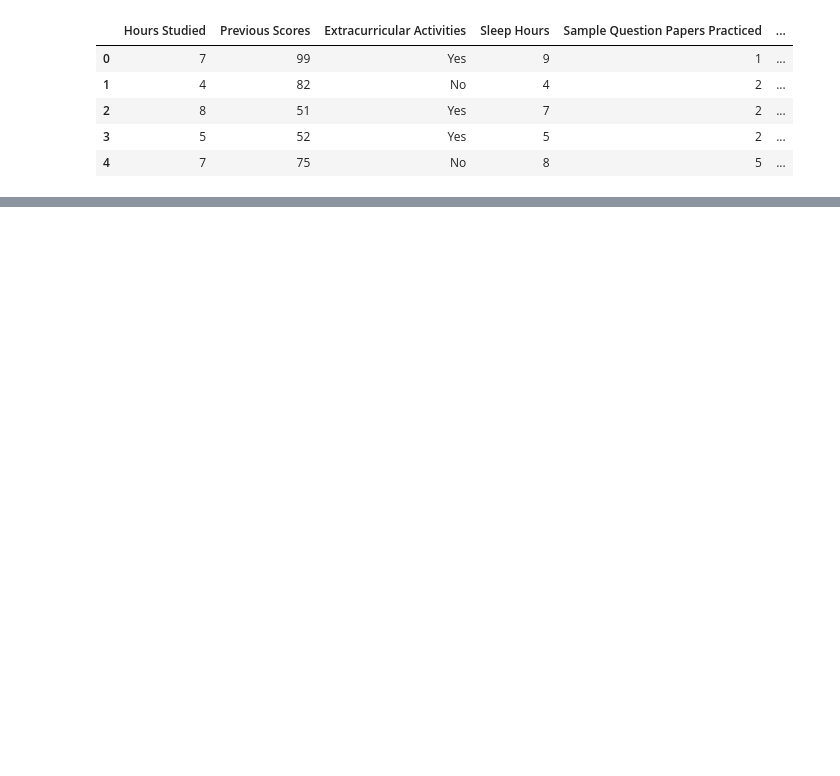
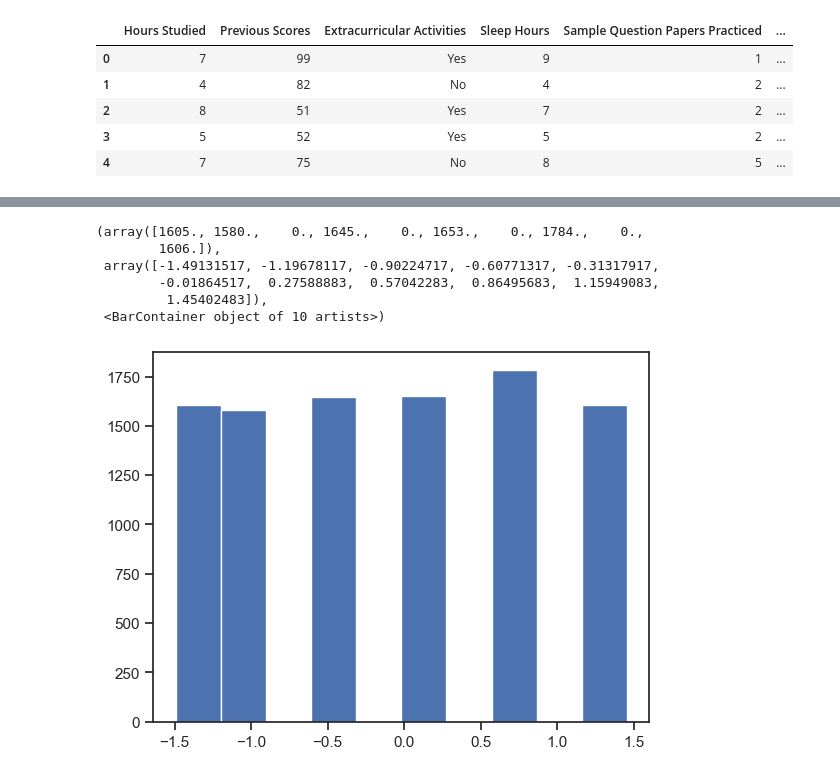
Before and after one commit to spandanaalvala/student_performance, a Jupyter notebook: Testing-notebook.ipynb, the cells around one changed output, grey strips where cells are left out. Drawn from its saved outputs; the diff is of its cells as text; code cells hidden in the pictures; blank space fills up the shorter version.

```diff
--- a/Testing-notebook.ipynb
+++ b/Testing-notebook.ipynb
@@ -13,0 +79,2 @@ df.head()
+# %%
+scaler = StandardScaler()
@@ -13,0 +131,10 @@ df.head()
+# %%
+plt.hist(StudentP_dfnew['Sleep Hours'])
+# %% [output]
+(array([1605., 1580.,    0., 1645.,    0., 1653.,    0., 1784.,    0.,
+        1606.]),
+ array([-1.49131517, -1.19678117, -0.90224717, -0.60771317, -0.31317917,
+        -0.01864517,  0.27588883,  0.57042283,  0.86495683,  1.15949083,
+         1.45402483]),
+ <BarContainer object of 10 artists>)
+[figure, added]
```
Also changed, not shown: parts of 43 cells of this notebook, 1 other file.
